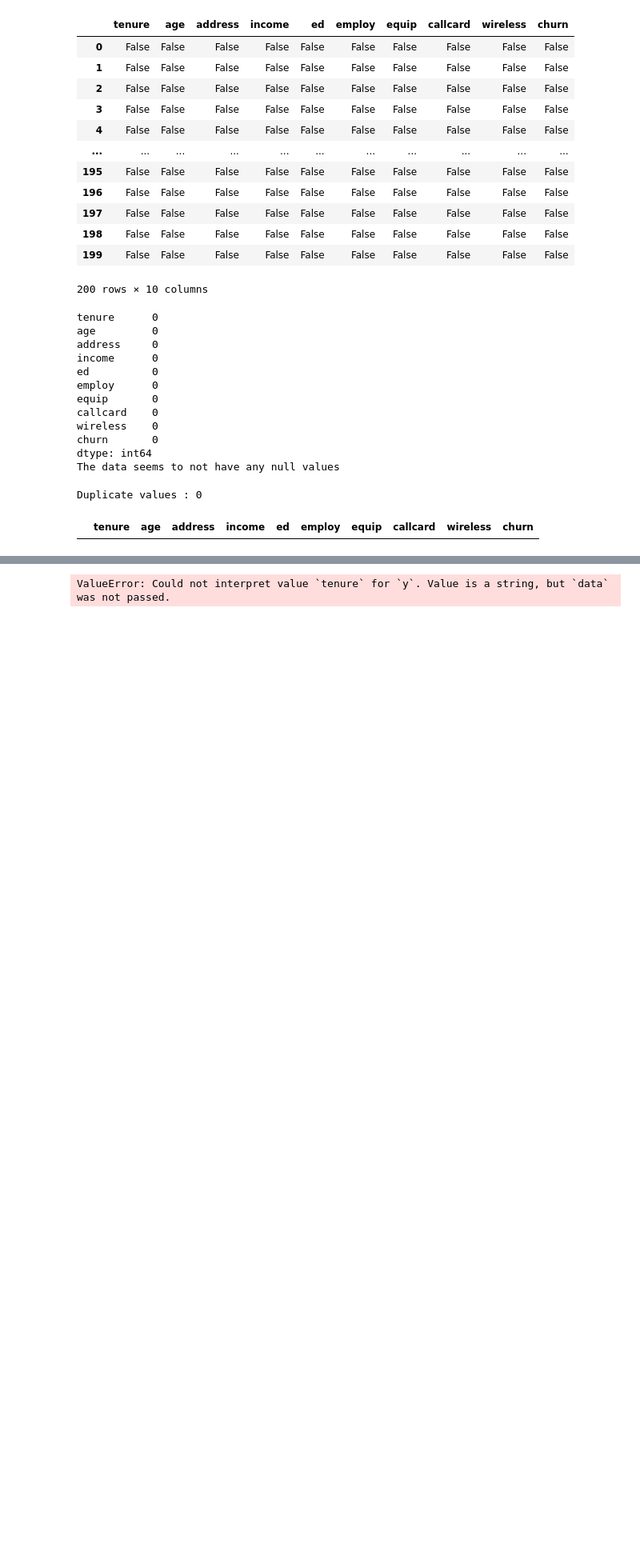
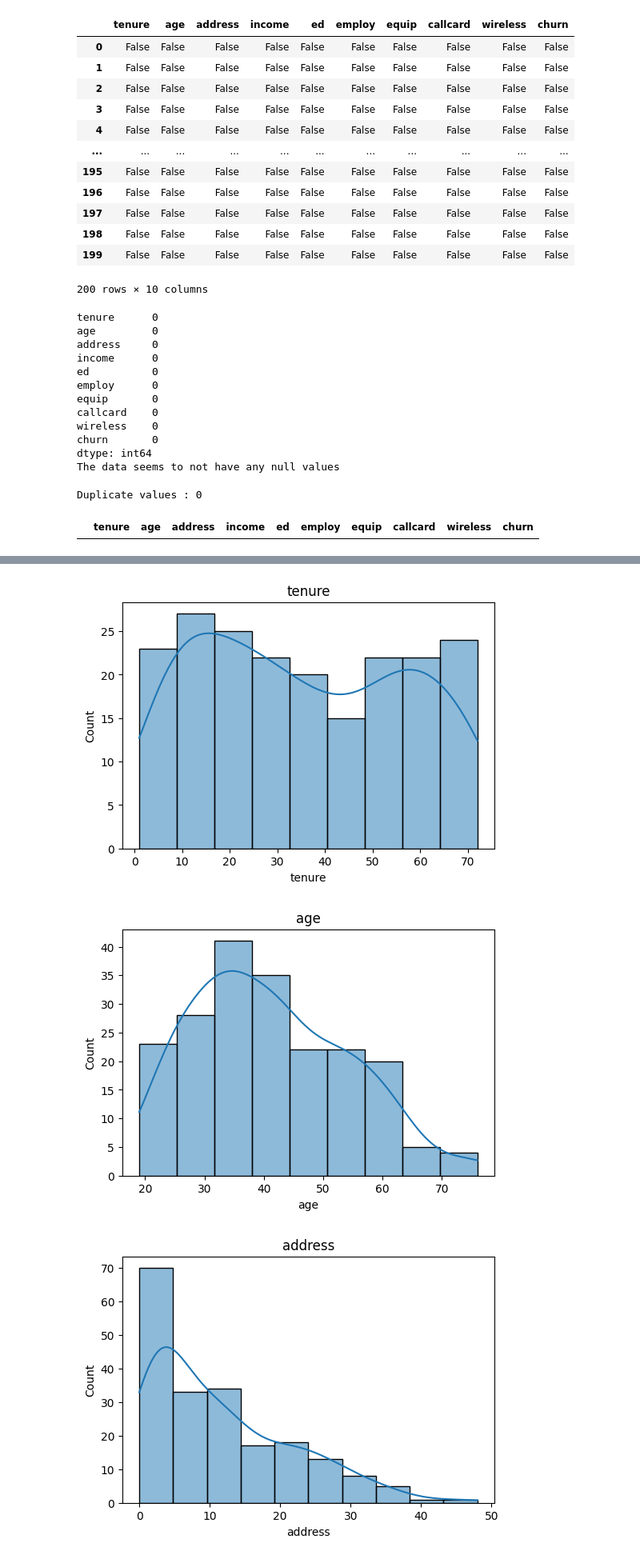
Before and after one commit to AbhinavSinghKuriya/Datasheet4, a Jupyter notebook: DataAnalysis.ipynb, the cells around one changed output, grey strips where cells are left out. Shown at 80% size. Cells and saved outputs as stored; diff of their text form; code cells hidden in the pictures; blank space fills up the shorter version.

```diff
--- a/DataAnalysis.ipynb
+++ b/DataAnalysis.ipynb
@@ -126,11 +126,25 @@ df.describe()
 # %%
 '''
 def plot(a):
     sns.lineplot(y=a)
 bi = 0
 for i in df:
     plot(i)
     bi+=1
 '''
+for col in df.columns:
+    plt.figure(figsize=(6,4))
+
+    if df[col].dtype == 'object':
+        sns.countplot(x=df[col])
+        plt.xticks(rotation=45)
+
+    else:
+        sns.histplot(df[col], kde=True)
+
+    plt.title(col)
+    plt.show()
 # %% [output]
-ValueError: Could not interpret value `tenure` for `y`. Value is a string, but `data` was not passed.
+[figure, added]
+[figure, added]
+[figure, added]
```
Also changed, not shown: parts of 2 cells of this notebook.
